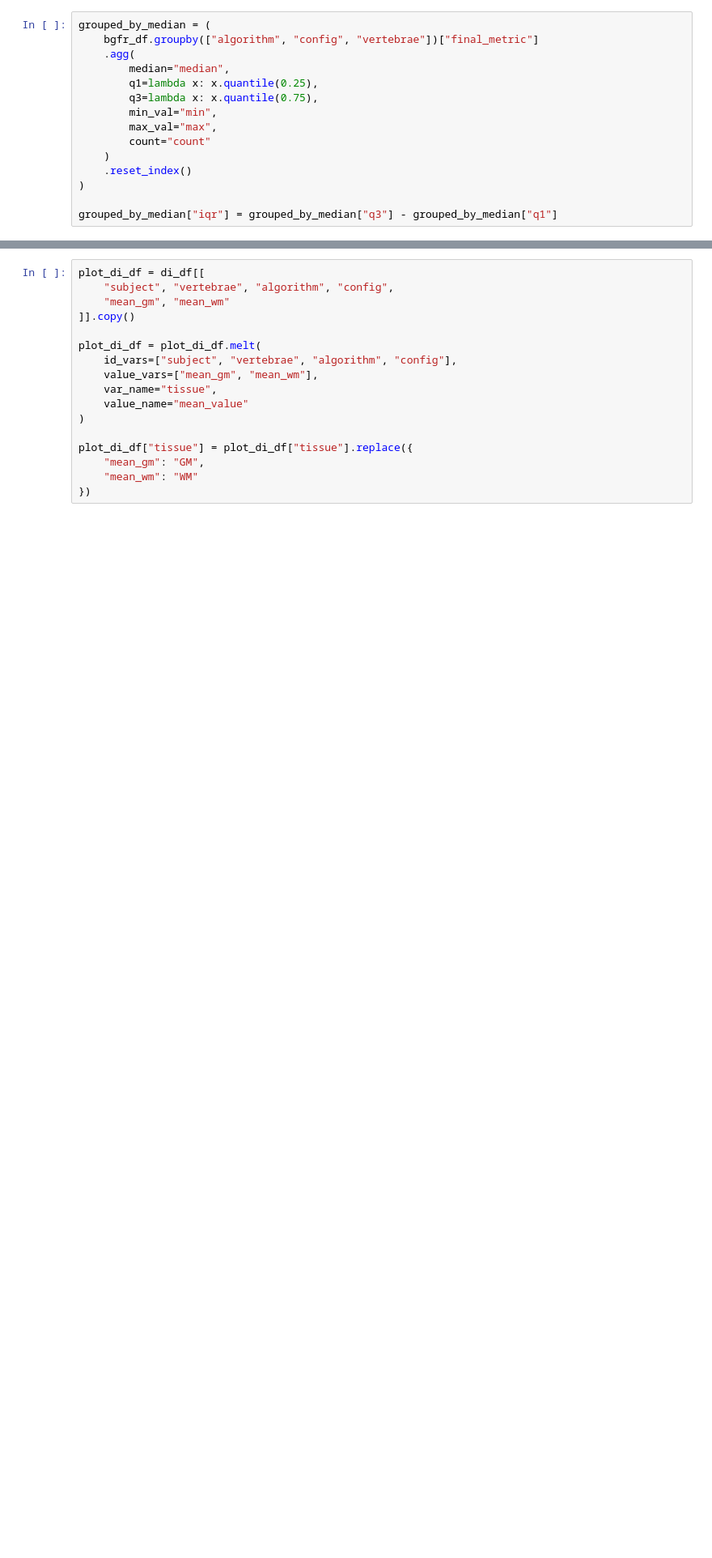
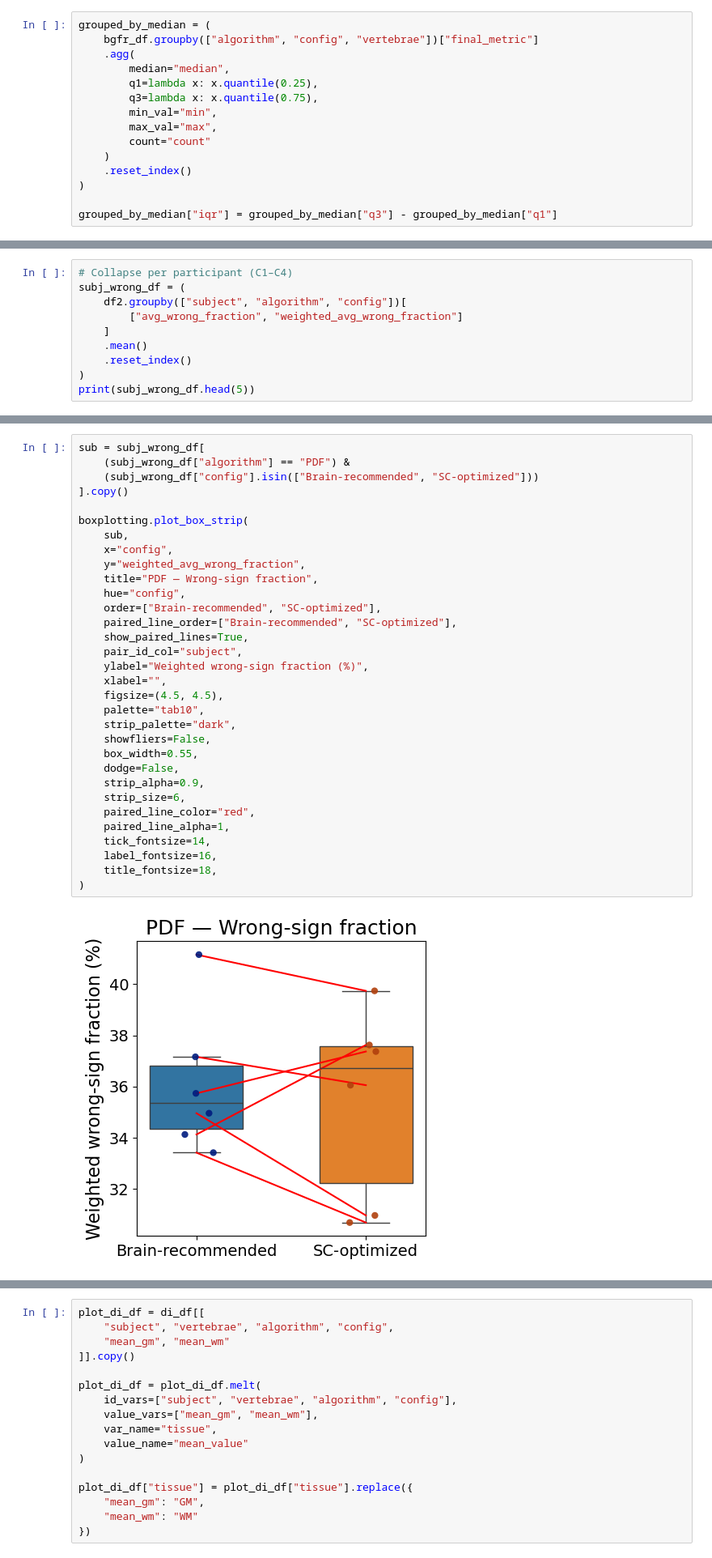
Before and after one commit to sriosq/Image-processing-strategies, a Jupyter notebook: qsm_testing/chi_mapping_metric_analysis.ipynb, the cells around one changed output, grey strips where cells are left out. Shown at 81% size. Cells and saved outputs as stored; diff of their text form; blank space fills up the shorter version.

```diff
--- a/qsm_testing/chi_mapping_metric_analysis.ipynb
+++ b/qsm_testing/chi_mapping_metric_analysis.ipynb
@@ -1209,0 +1216,10 @@ for algo in combined_plot_df["algorithm"].unique():
+# %%
+# Collapse per participant (C1–C4)
+subj_wrong_df = (
+    df2.groupby(["subject", "algorithm", "config"])[
+        ["avg_wrong_fraction", "weighted_avg_wrong_fraction"]
+    ]
+    .mean()
+    .reset_index()
+)
+print(subj_wrong_df.head(5))
@@ -1209,0 +1311,34 @@ for algo in combined_plot_df["algorithm"].unique():
+# %%
+sub = subj_wrong_df[
+    (subj_wrong_df["algorithm"] == "PDF") &
+    (subj_wrong_df["config"].isin(["Brain-recommended", "SC-optimized"]))
+].copy()
+
+boxplotting.plot_box_strip(
+    sub,
+    x="config",
+    y="weighted_avg_wrong_fraction",
+    title="PDF — Wrong-sign fraction",
+    hue="config",
+    order=["Brain-recommended", "SC-optimized"],
+    paired_line_order=["Brain-recommended", "SC-optimized"],
+    show_paired_lines=True,
+    pair_id_col="subject",
+    ylabel="Weighted wrong-sign fraction (%)",
+    xlabel="",
+    figsize=(4.5, 4.5),
+    palette="tab10",
+    strip_palette="dark",
+    showfliers=False,
+    box_width=0.55,
+    dodge=False,
+    strip_alpha=0.9,
+    strip_size=6,
+    paired_line_color="red",
+    paired_line_alpha=1,
+    tick_fontsize=14,
+    label_fontsize=16,
+    title_fontsize=18,
+)
+# %% [output]
+[figure, added]
```
Also changed, not shown: parts of 40 cells of this notebook, 7 other files.
